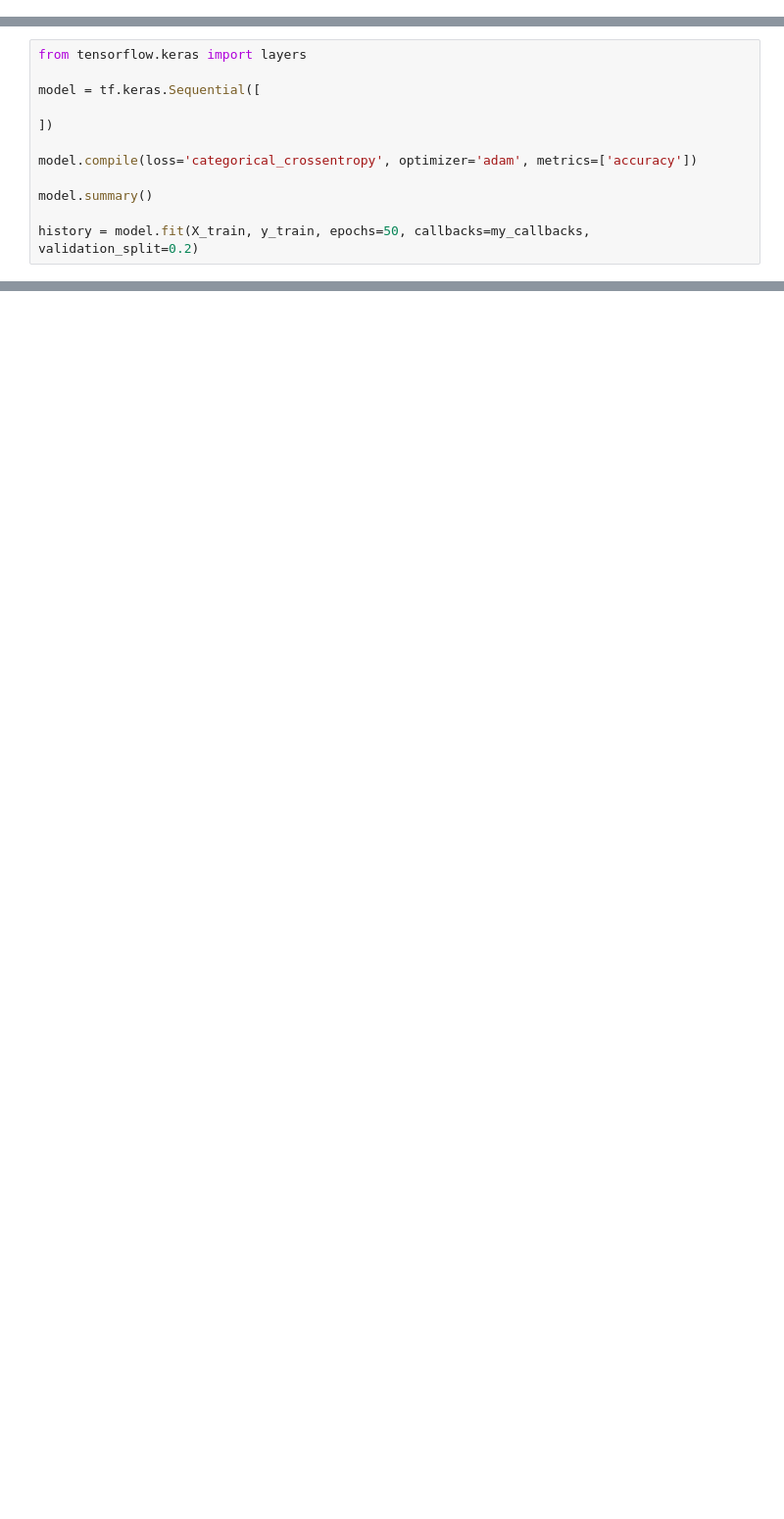
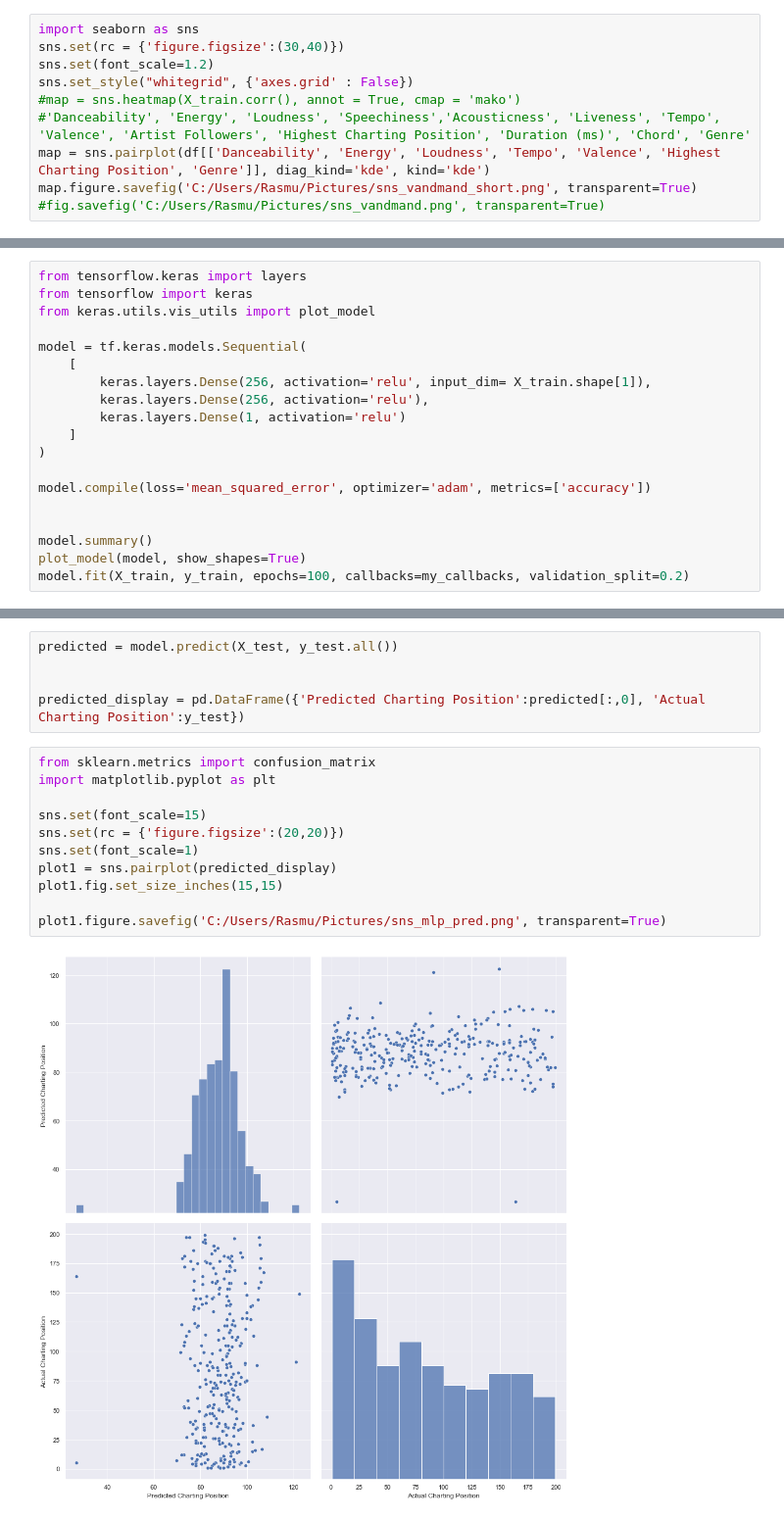
Before and after one commit to MortenLenschow/ITMAL_O4, a Jupyter notebook: models/rALLE.ipynb, the cells around one changed output, grey strips where cells are left out. Shown at 98% size. Cells and saved outputs as stored; diff of their text form; blank space fills up the shorter version.

Commit message:
models

```diff
--- a/models/rALLE.ipynb
+++ b/models/rALLE.ipynb
@@ -53,0 +143,10 @@ Shape of y_test is: (622,)
+# %%
+import seaborn as sns
+sns.set(rc = {'figure.figsize':(30,40)})
+sns.set(font_scale=1.2)
+sns.set_style("whitegrid", {'axes.grid' : False})
+#map = sns.heatmap(X_train.corr(), annot = True, cmap = 'mako')
+#'Danceability', 'Energy', 'Loudness', 'Speechiness','Acousticness', 'Liveness', 'Tempo', 'Valence', 'Artist Followers', 'Highest Charting Position', 'Duration (ms)', 'Chord', 'Genre'
+map = sns.pairplot(df[['Danceability', 'Energy', 'Loudness', 'Tempo', 'Valence', 'Highest Charting Position', 'Genre']], diag_kind='kde', kind='kde')
+map.figure.savefig('C:/Users/Rasmu/Pictures/sns_vandmand_short.png', transparent=True)
+#fig.savefig('C:/Users/Rasmu/Pictures/sns_vandmand.png', transparent=True)
@@ -92,13 +190,20 @@ my_callbacks = [earlystopping, lr_scheduler, tensorboard_cb]
 # %%
 from tensorflow.keras import layers
+from tensorflow import keras
+from keras.utils.vis_utils import plot_model
 
-model = tf.keras.Sequential([
+model = tf.keras.models.Sequential(
+    [
+        keras.layers.Dense(256, activation='relu', input_dim= X_train.shape[1]),
+        keras.layers.Dense(256, activation='relu'),
+        keras.layers.Dense(1, activation='relu')
+    ]
+)
 
-])
+model.compile(loss='mean_squared_error', optimizer='adam', metrics=['accuracy'])
 
-model.compile(loss='categorical_crossentropy', optimizer='adam', metrics=['accuracy'])
 
 model.summary()
-
-history = model.fit(X_train, y_train, epochs=50, callbacks=my_callbacks, validation_split=0.2)
+plot_model(model, show_shapes=True)
+model.fit(X_train, y_train, epochs=100, callbacks=my_callbacks, validation_split=0.2)
 # %% [output]
@@ -105,0 +228,18 @@ ValueError: This model has not yet been built. Build the model first by calling
+# %%
+predicted = model.predict(X_test, y_test.all())
+
+
+predicted_display = pd.DataFrame({'Predicted Charting Position':predicted[:,0], 'Actual Charting Position':y_test})
+# %%
+from sklearn.metrics import confusion_matrix
+import matplotlib.pyplot as plt
+
+sns.set(font_scale=15)
+sns.set(rc = {'figure.figsize':(20,20)})
+sns.set(font_scale=1)
+plot1 = sns.pairplot(predicted_display)
+plot1.fig.set_size_inches(15,15)
+
+plot1.figure.savefig('C:/Users/Rasmu/Pictures/sns_mlp_pred.png', transparent=True)
+# %% [output]
+[figure, added]
```
Also changed, not shown: parts of 10 cells of this notebook.
